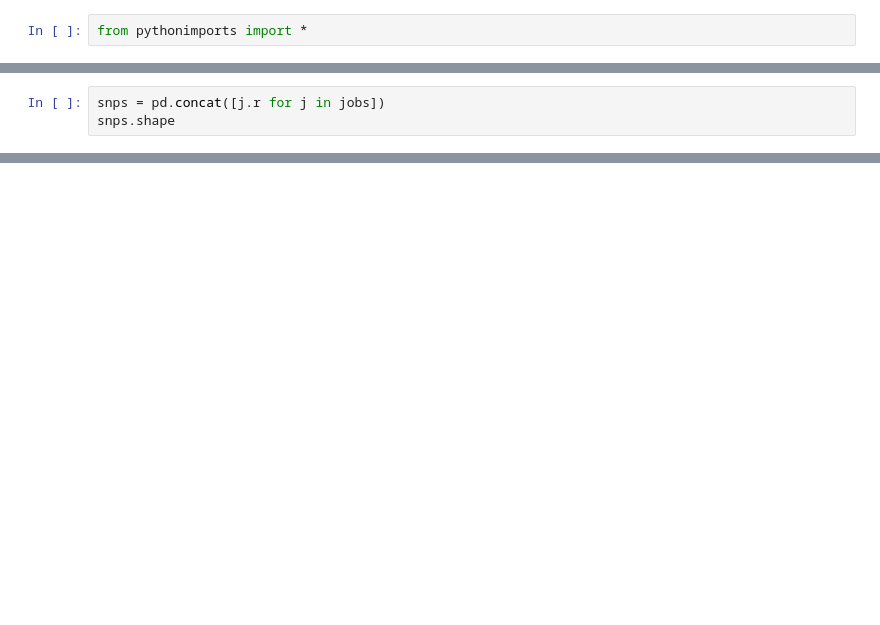
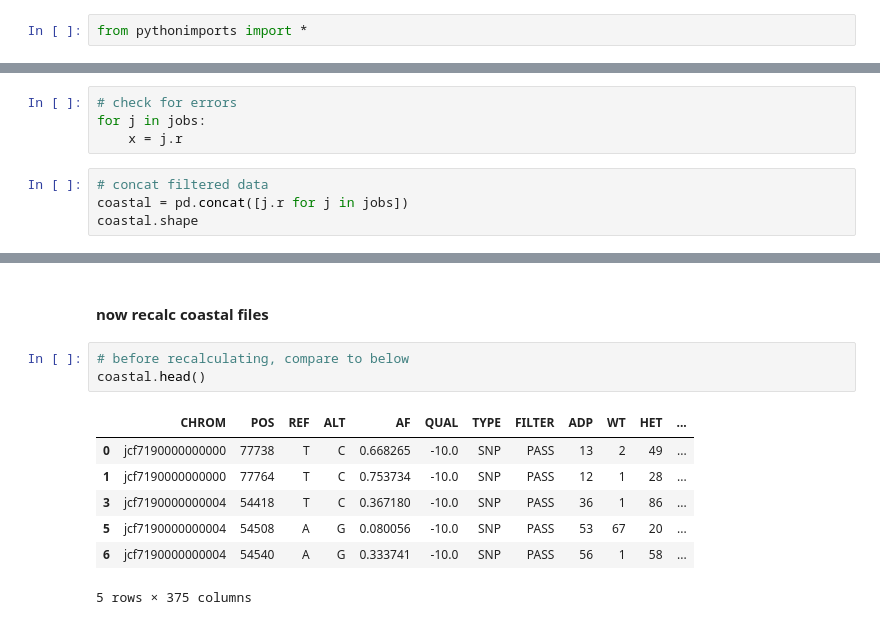
Before and after one commit to brandonlind/doug_fir_mapping_pops_analyses, a Jupyter notebook: 001_DF_pooled_data_explore.ipynb, the cells around one changed output, grey strips where cells are left out. Drawn from its saved outputs; the diff is of its cells as text; blank space fills up the shorter version.

```diff
--- a/001_DF_pooled_data_explore.ipynb
+++ b/001_DF_pooled_data_explore.ipynb
@@ -864,4 +859,9 @@ watch_async(jobs)
+# %%
+# check for errors
+for j in jobs:
+    x = j.r
 # %%
-snps = pd.concat([j.r for j in jobs])
-snps.shape
+# concat filtered data
+coastal = pd.concat([j.r for j in jobs])
+coastal.shape
 # %% [output]
@@ -900,0 +973,13 @@ dview['df'] = None
+# %% [markdown]
+#### now recalc coastal files
+# %%
+# before recalculating, compare to below
+coastal.head()
+# %% [output]
+|  | CHROM | POS | REF | ALT | AF | QUAL | TYPE | FILTER | ADP | WT | HET | ... |
+| 0 | jcf7190000000000 | 77738 | T | C | 0.668265 | -10.0 | SNP | PASS | 13 | 2 | 49 | ... |
+| 1 | jcf7190000000000 | 77764 | T | C | 0.753734 | -10.0 | SNP | PASS | 12 | 1 | 28 | ... |
+| 3 | jcf7190000000004 | 54418 | T | C | 0.367180 | -10.0 | SNP | PASS | 36 | 1 | 86 | ... |
+| 5 | jcf7190000000004 | 54508 | A | G | 0.080056 | -10.0 | SNP | PASS | 53 | 67 | 20 | ... |
+| 6 | jcf7190000000004 | 54540 | A | G | 0.333741 | -10.0 | SNP | PASS | 56 | 1 | 58 | ... |
+5 rows × 375 columns
```
Also changed, not shown: parts of 174 cells of this notebook.
